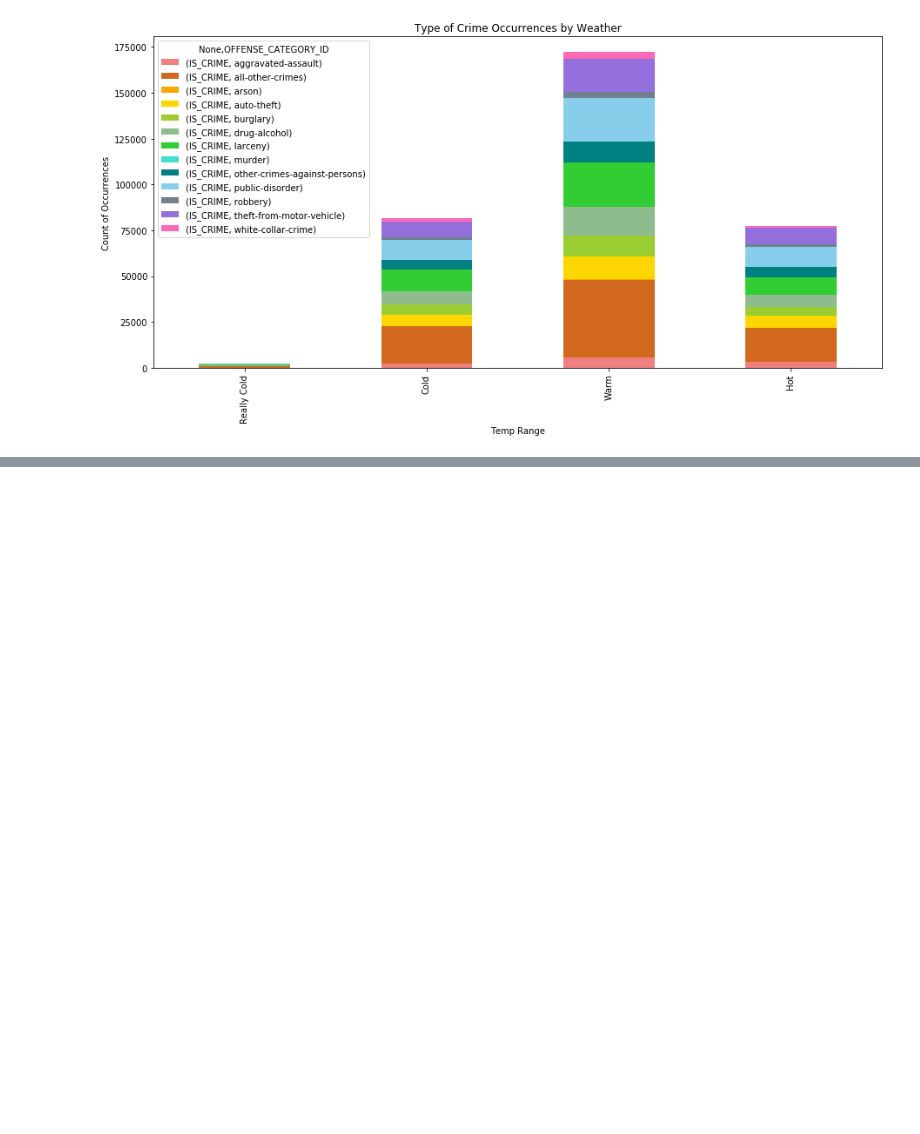
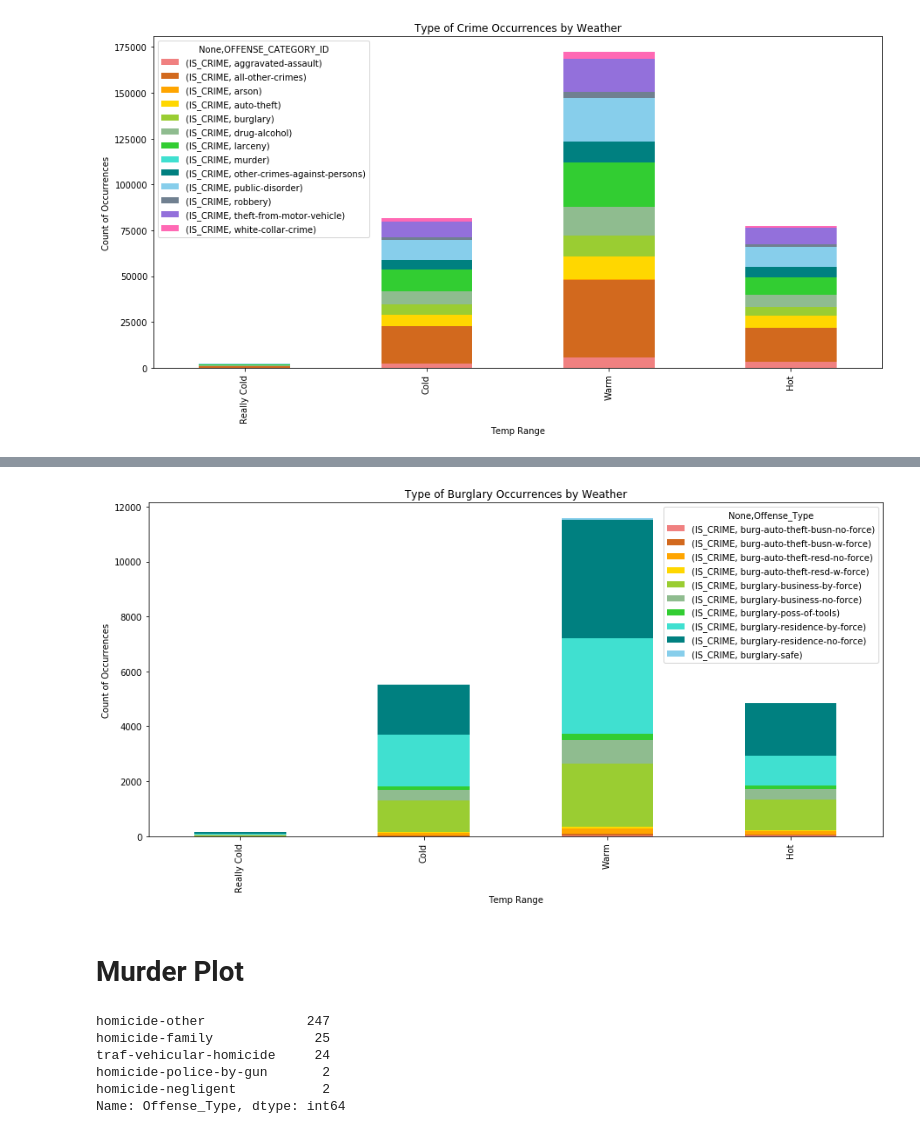
Before and after one commit to chamb-ferly/python_g_project, a Jupyter notebook: CR_crime_weather.ipynb, the cells around one changed output, grey strips where cells are left out. Drawn from its saved outputs; the diff is of its cells as text; code cells hidden in the pictures; blank space fills up the shorter version.

```diff
--- a/CR_crime_weather.ipynb
+++ b/CR_crime_weather.ipynb
@@ -117,6 +166,6 @@ plt.show()
 # %%
 # Burglary
-burg = cw_orig[cw_orig['OFFENSE_CATEGORY_ID']=='bulgary']
+burg = iscrime_df[iscrime_df['OFFENSE_CATEGORY_ID']=="burglary"]
 burg_df = pd.DataFrame(burg)
 burg_df['Offense_Type'].value_counts()
 # %% [output]
@@ -123,0 +183,23 @@ Series([], Name: Offense_Type, dtype: int64)
+# %%
+# stacked Burglary
+burg_plot = burg_df[['Offense_Type','IS_CRIME','Temp Range']]
+burg_pivot = burg_plot.pivot_table(burg_plot, index='Temp Range', columns='Offense_Type', aggfunc='count')
+burg_pivot.plot.bar(stacked=True, color=colors, figsize=(15,7))
+plt.ylabel("Count of Occurrences")
+plt.title("Type of Burglary Occurrences by Weather")
+plt.show()
+# %% [output]
+[figure, added]
+# %% [markdown]
+# Murder Plot
+# %%
+murder = iscrime_df[iscrime_df['OFFENSE_CATEGORY_ID']=="murder"]
+murder_df = pd.DataFrame(murder)
+murder_df['Offense_Type'].value_counts()
+# %% [output]
+homicide-other             247
+homicide-family             25
+traf-vehicular-homicide     24
+homicide-police-by-gun       2
+homicide-negligent           2
+Name: Offense_Type, dtype: int64
```
Also changed, not shown: parts of 12 cells of this notebook.
